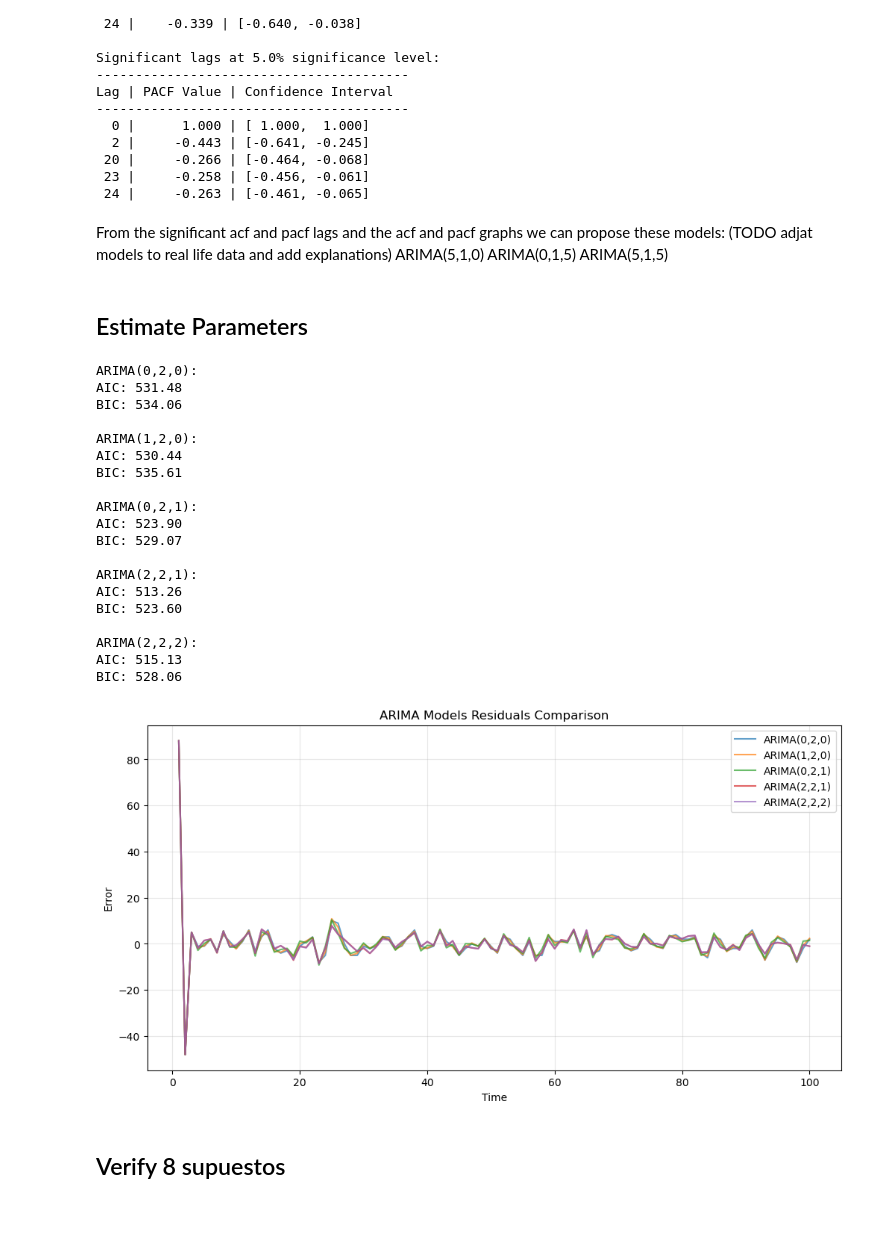
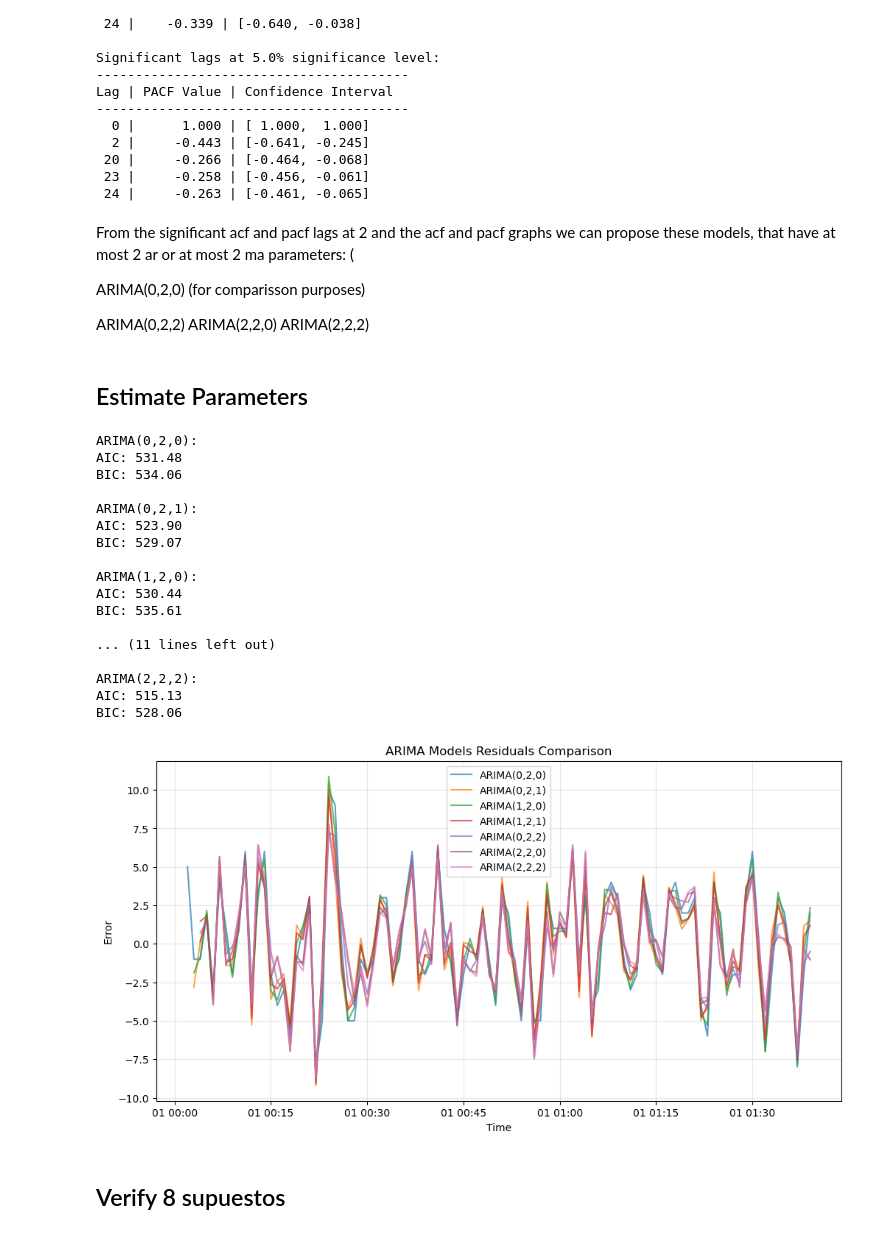
Before and after one commit to daniel-strauss/econometria, a Jupyter notebook: backups/project_final.ipynb, the cells around one changed output. Cells and saved outputs as stored; diff of their text form; code cells hidden in the pictures.

```diff
--- a/backups/project_final.ipynb
+++ b/backups/project_final.ipynb
@@ -156,14 +105,13 @@ if False:
     model = pm.auto_arima(
         time_series_df['points'],
         seasonal=False,      # Enable seasonal differencing if necessary
-        stepwise=True,      # Use stepwise algorithm for faster computation
+        stepwise=False,      # Use stepwise algorithm for faster computation
         trace=True,         # Show the fitting process details
-        max_p=6,              # Set maximum p value to control AR component
-        max_q=6,              # Set maximum q value to control MA component
-        max_d=1,              # Set maximum differencing order
-        max_P=1,              # Set maximum seasonal AR order
-        max_Q=1,              # Set maximum seasonal MA order
-        max_D=1,
+        max_p=3,              # Set maximum p value to control AR component
+        max_q=3,              # Set maximum q value to control MA component
+        max_d=2,
+        start_d=2,
+        test='adf',
         max_order = 10
     )
 
@@ -357,11 +307,14 @@ Lag | PACF Value | Confidence Interval
  23 |     -0.258 | [-0.456, -0.061]
  24 |     -0.263 | [-0.461, -0.065]
 # %% [markdown]
-From the significant acf and pacf lags and the acf and pacf graphs we can
-propose these models: (TODO adjat models to real life data and add explanations)
-ARIMA(5,1,0)
-ARIMA(0,1,5)
-ARIMA(5,1,5)
+From the significant acf and pacf lags at 2 and the acf and pacf graphs we can
+propose these models, that have at most 2 ar or at most 2 ma parameters: (
+
+ARIMA(0,2,0) (for comparisson purposes)
+
+ARIMA(0,2,2)
+ARIMA(2,2,0)
+ARIMA(2,2,2)
 # %% [markdown]
 ## Estimate Parameters
 # %%
@@ -370,11 +323,16 @@ from statsmodels.tsa.arima.model import ARIMA
 data = time_series_df['T_points'].dropna()
 
 suggested_models = np.array([
-    [0,2,0],
-    [1,2,0],
-    [0,2,1],
-    [2,2,1],
-    [2,2,2]
+    [0,d,0],
+
+    [0,d,1],
+    [1,d,0],
+    [1,d,1],
+
+    [0,d,2],
+    [2,d,0],
+    [2,d,2],
+
 ])
 results = []
 error_dfs = []
@@ -398,7 +356,7 @@ for p, d, q in suggested_models:
 
 
     # Get residuals and add to list
-    residuals = pd.DataFrame(fitted.resid)
+    residuals = pd.DataFrame(fitted.resid)[p+d+q:] # only count the residuals that can rely on the data they need
     residuals.columns = [f'ARIMA({p},{d},{q})']
     error_dfs.append(residuals)
 
@@ -415,41 +373,39 @@ all_errors = pd.concat(error_dfs, axis=1)
 fitted_models_df = pd.DataFrame({
     'model_order': [f"ARIMA({p},{d},{q})" for p, d, q in suggested_models],
     'fitted_model': fitted_models
 })
 
 # Plot using matplotlib
 plt.figure(figsize=(12, 6))
 for column in all_errors.columns:
     plt.plot(all_errors.index, all_errors[column], label=column, alpha=0.7)
 plt.legend()
 plt.title('ARIMA Models Residuals Comparison')
 plt.xlabel('Time')
 plt.ylabel('Error')
 plt.grid(True, alpha=0.3)
 plt.show()
 
 #plot_series(all_errors['ARIMA(1,1,1)'], "timeseries of residuals")
 # %% [output]
 ARIMA(0,2,0):
 AIC: 531.48
 BIC: 534.06
+
+ARIMA(0,2,1):
+AIC: 523.90
+BIC: 529.07
 
 ARIMA(1,2,0):
 AIC: 530.44
 BIC: 535.61
 
-ARIMA(0,2,1):
-AIC: 523.90
-BIC: 529.07
-
-ARIMA(2,2,1):
-AIC: 513.26
-BIC: 523.60
+... (11 lines left out)
 
 ARIMA(2,2,2):
 AIC: 515.13
 BIC: 528.06
-[figure, old version]
+[figure, new version]
 # %% [markdown]
 ## Verify 8 supuestos
 # %% [markdown]
```
Also changed, not shown: parts of 13 cells of this notebook, 4 other files.
